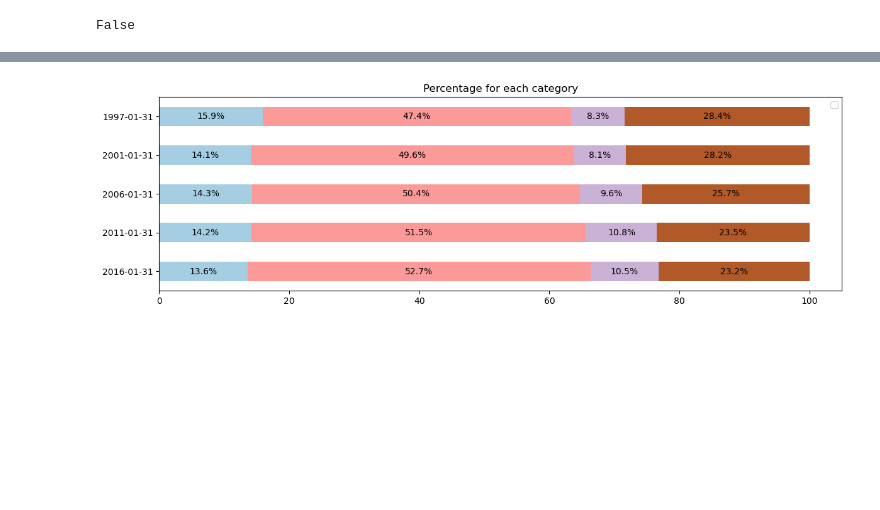
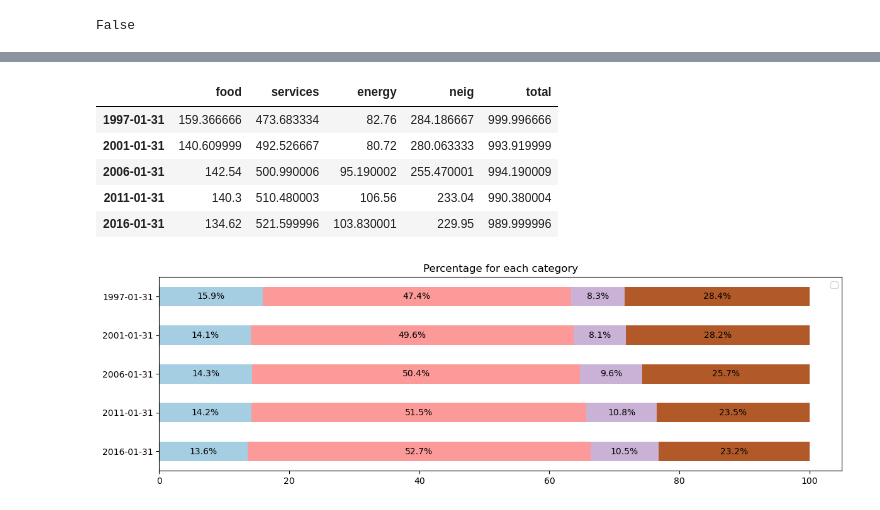
Before and after one commit to lamlam98765/thesis_code, a Jupyter notebook: main/2_Preprocess_HICP_all.ipynb, the cells around one changed output, grey strips where cells are left out. Saved outputs shown, nothing was run; the diff lists cells and outputs as text; code cells hidden in the pictures; blank space fills up the shorter version.

```diff
--- a/main/2_Preprocess_HICP_all.ipynb
+++ b/main/2_Preprocess_HICP_all.ipynb
@@ -369,3 +342,28 @@ plt.show()
+# %%
+# create df reporting weights by year:
+food_w = HICP_Weights.loc[:, (HICP_class.iloc[0, :] == 'Food')]
+services_w = HICP_Weights.loc[:, HICP_class.iloc[1, :] == 'Services']
+energy_w = HICP_Weights.loc[:, HICP_class.iloc[1, :] == 'Energy']
+neig_w = HICP_Weights.loc[:, HICP_class.iloc[1, :] == 'Non-energy industrial goods (NEIG)']
+
+
+summary_df_w = pd.DataFrame(columns=['food', 'services', 'energy', 'neig', 'total'],
+                          index = ['1997-01-31','2001-01-31', '2006-01-31', '2011-01-31', '2016-01-31'])
+for i in summary_df_w.index:
+    summary_df_w.loc[i, 'food'] = food_w.loc[i].sum()
+    summary_df_w.loc[i, 'services'] = services_w.loc[i].sum()
+    summary_df_w.loc[i, 'energy'] = energy_w.loc[i].sum()
+    summary_df_w.loc[i, 'neig'] = neig_w.loc[i].sum()
+summary_df_w['total'] = summary_df_w.sum(axis=1)
+
+summary_df_w
+# %% [output]
+|  | food | services | energy | neig | total |
+| 1997-01-31 | 159.366666 | 473.683334 | 82.76 | 284.186667 | 999.996666 |
+| 2001-01-31 | 140.609999 | 492.526667 | 80.72 | 280.063333 | 993.919999 |
+| 2006-01-31 | 142.54 | 500.990006 | 95.190002 | 255.470001 | 994.190009 |
+| 2011-01-31 | 140.3 | 510.480003 | 106.56 | 233.04 | 990.380004 |
+| 2016-01-31 | 134.62 | 521.599996 | 103.830001 | 229.95 | 989.999996 |
 # %%
 df_percentage = summary_df_w.drop(columns='total').div(summary_df_w.loc[:,'total'], axis=0) * 100
 df_pct = df_percentage.astype(float).round(1)
```
Also changed, not shown: parts of 6 cells of this notebook, 17 other files.
